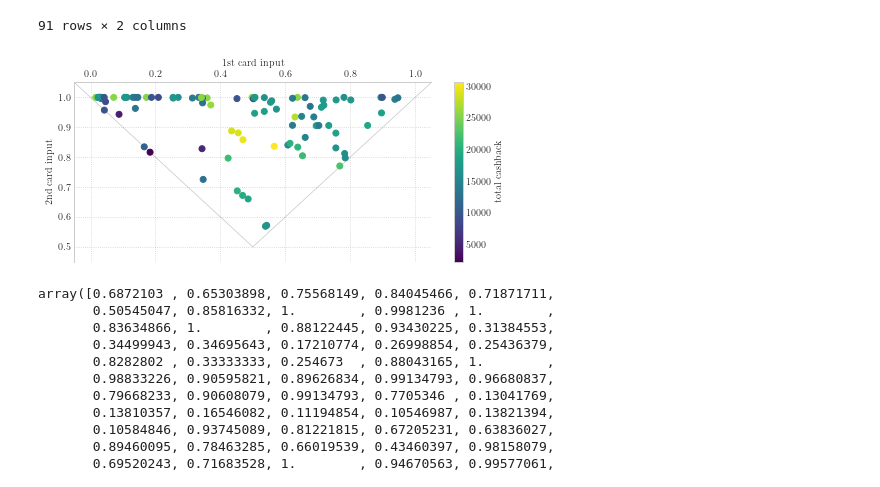
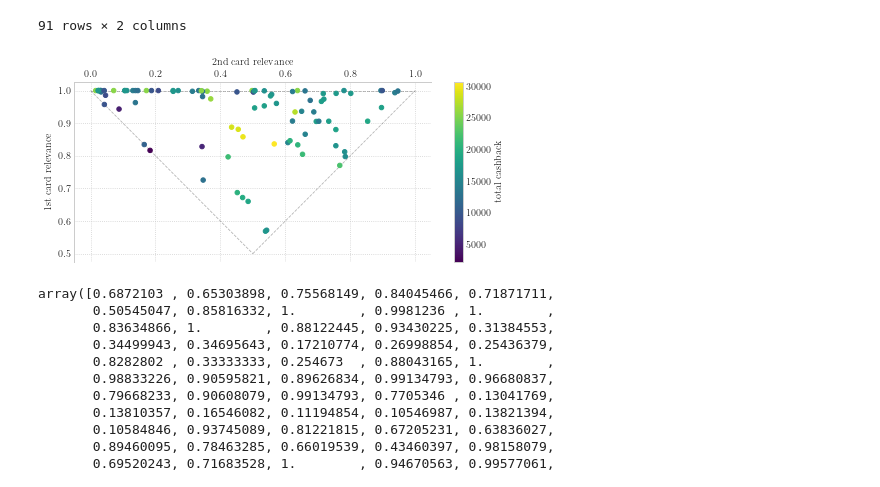
Before and after one commit to AlgoMathITMO/cashback-calculator, a Jupyter notebook: notebooks/results.ipynb, the cells around one changed output. Saved outputs shown, nothing was run; the diff lists cells and outputs as text; code cells hidden in the pictures.

```diff
--- a/notebooks/results.ipynb
+++ b/notebooks/results.ipynb
@@ -534,26 +518,27 @@ features
 # %%
 plt.figure(figsize=(8, 3.3))
 
-plt.scatter(*features.values.T, c=profit_dual.values, cmap='viridis', zorder=3)
+plt.scatter(*features.values.T, c=profit_dual.values, s=20, cmap='viridis', zorder=3)
 plt.colorbar(label='total cashback')
 
-plt.plot([-0.5, 0.5], [1.5, 0.5], color='k', alpha=0.2, lw=0.8, zorder=2)
-plt.plot([0.5, 1.5], [0.5, 1.5], color='k', alpha=0.2, lw=0.8, zorder=2)
-plt.xlim(-0.05, 1.05)
-plt.ylim(0.45, 1.05)
+plt.plot([0, 0.5], [1, 0.5], color='k', ls='dashed', alpha=0.3, lw=0.8, zorder=2)
+plt.plot([0.5, 1], [0.5, 1], color='k', ls='dashed', alpha=0.3, lw=0.8, zorder=2)
+plt.plot([0, 1], [1, 1], color='k', ls='dashed', alpha=0.3, lw=0.8, zorder=2)
+# plt.xlim(-0.05, 1.05)
+# plt.ylim(0.45, 1.05)
 
 plt.tick_params(labelbottom=False, labeltop=True)
 plt.gca().spines['bottom'].set_visible(False)
 plt.gca().spines['right'].set_visible(False)
 
-plt.xlabel('1st card input')
+plt.xlabel('2nd card relevance')
 plt.gca().xaxis.set_label_position('top')
 
-plt.ylabel('2nd card input')
+plt.ylabel('1st card relevance')
 
-plt.savefig('../data/figures/card_input.pdf', transparent=True, bbox_inches='tight')
+plt.savefig('../data/figures/card_relevance.pdf', transparent=True, bbox_inches='tight')
 # %% [output]
-[figure, old version]
+[figure, new version]
 # %%
 # %% [output]
 array([0.6872103 , 0.65303898, 0.75568149, 0.84045466, 0.71871711,
```
Also changed, not shown: parts of 3 cells of this notebook, 4 other files.
